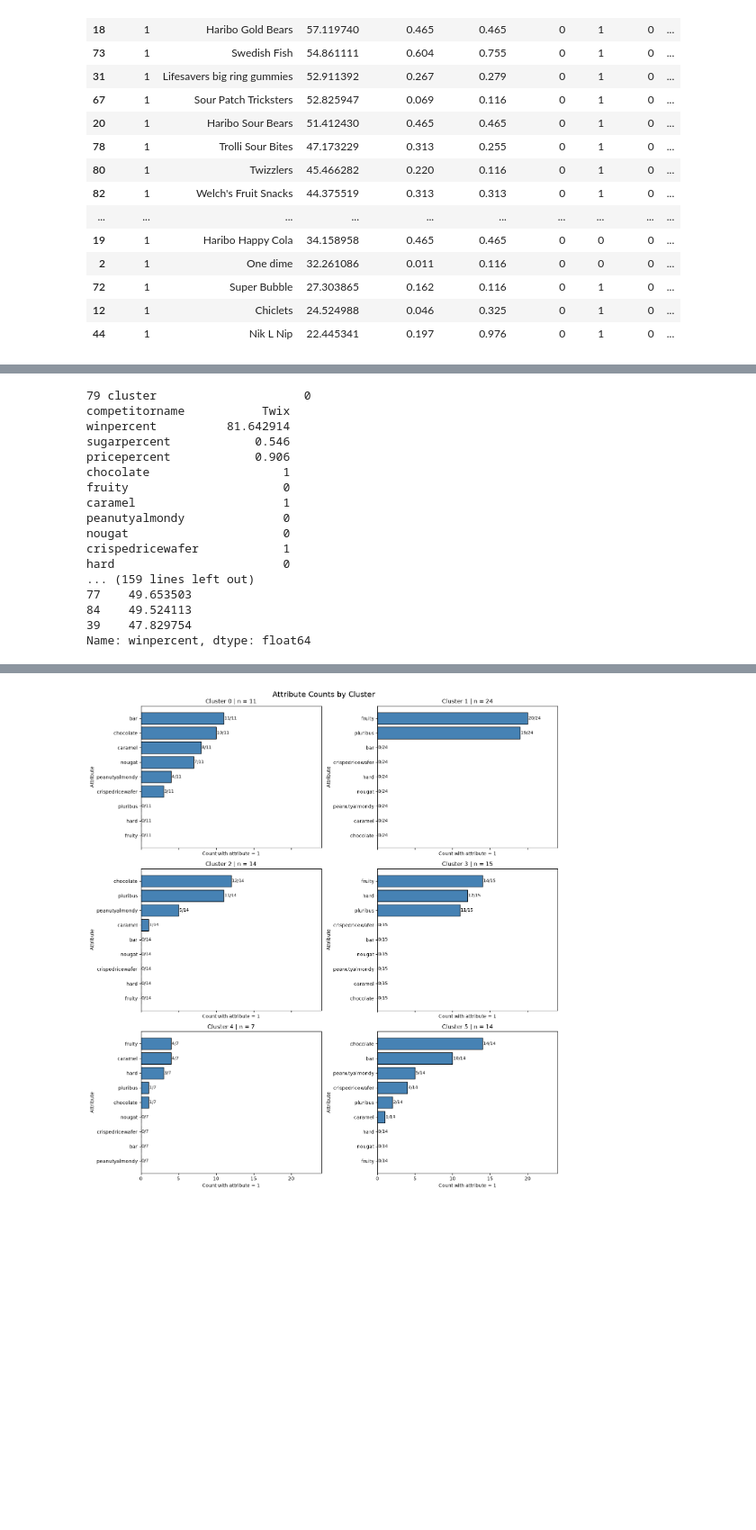
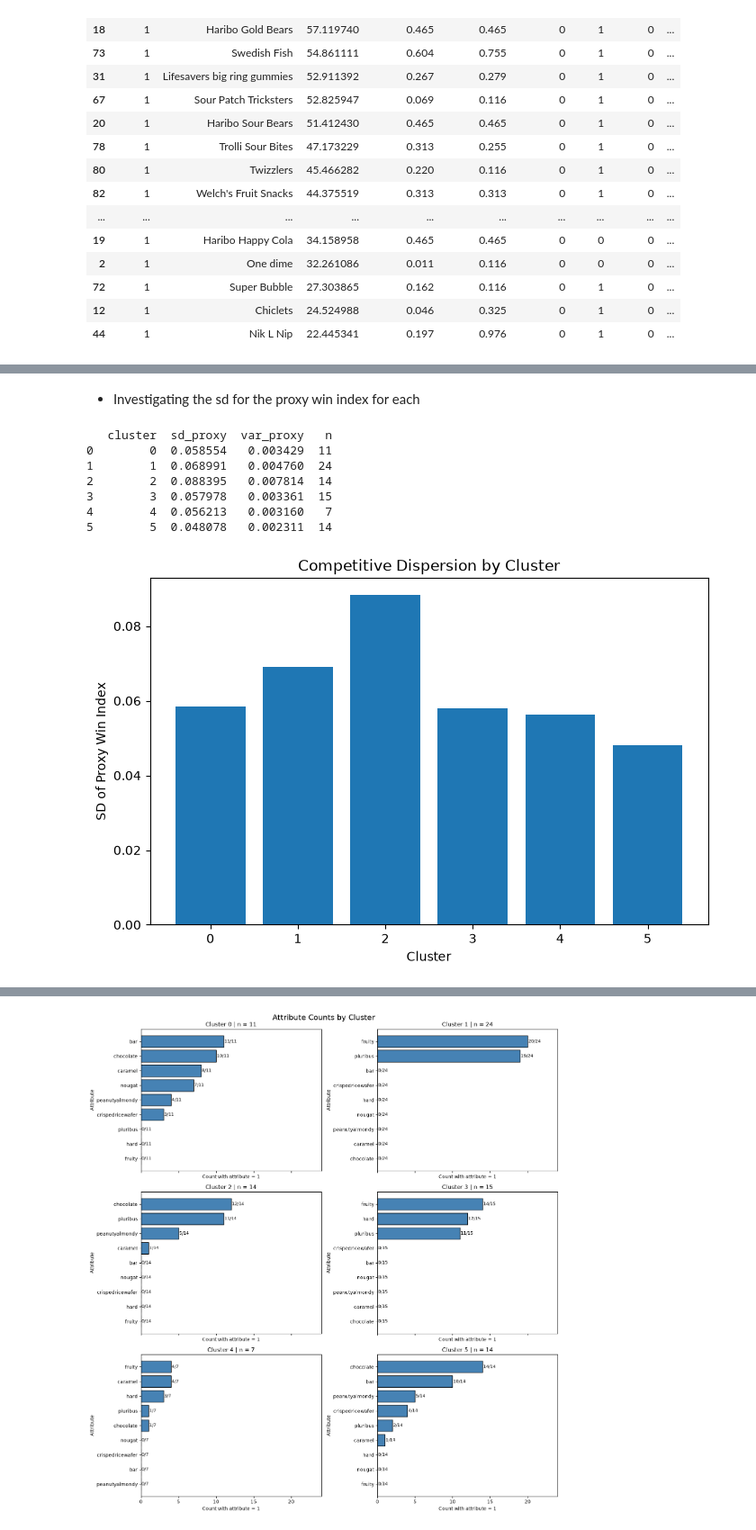
Before and after one commit to aggtamv/lidl, a Jupyter notebook: final.ipynb, the cells around one changed output, grey strips where cells are left out. Shown at 90% size. Cells and saved outputs as stored; diff of their text form; code cells hidden in the pictures; blank space fills up the shorter version.

```diff
--- a/final.ipynb
+++ b/final.ipynb
@@ -621,29 +641,43 @@ win_df
-# %%
-for cluster in cluster_samples['cluster'].unique():
-    temp_df = cluster_samples[cluster_samples['cluster']==cluster]
-    for i, row in temp_df.iterrows():
-        print(i, row)
-        candy_win_prob = row["winpercent"]
-        other_candies = temp_df[temp_df.index != i]["winpercent"]
-        win_prob_in_cluster = candy_win_prob / sum()
-        print(other_candies)
-        break
-        #win_prob_in_cluster = current_candy / temp_df.shape[0]
-# %% [output]
-79 cluster                     0
-competitorname           Twix
-winpercent          81.642914
-sugarpercent            0.546
-pricepercent            0.906
-chocolate                   1
-fruity                      0
-caramel                     1
-peanutyalmondy              0
-nougat                      0
-crispedricewafer            1
-hard                        0
-... (159 lines left out)
-77    49.653503
-84    49.524113
-39    47.829754
-Name: winpercent, dtype: float64
+# %% [markdown]
+- Investigating the sd for the proxy win index for each
+# %%
+#Bar plot of the proxy win index by cluster
+cluster_competitiveness = (
+    cluster_samples.groupby("cluster")["proxy_win_index"]
+      .agg(
+          sd_proxy="std",
+          var_proxy="var",
+          n="count"
+      )
+      .reset_index()
+)
+
+print(cluster_competitiveness)
+
+cluster_competitiveness = (
+    cluster_samples.groupby("cluster")["proxy_win_index"]
+      .std()
+      .reset_index(name="sd_proxy")
+)
+
+plt.figure(figsize=(8,5))
+
+plt.bar(
+    cluster_competitiveness["cluster"],
+    cluster_competitiveness["sd_proxy"]
+)
+
+plt.xlabel("Cluster")
+plt.ylabel("SD of Proxy Win Index")
+plt.title("Competitive Dispersion by Cluster")
+
+plt.show()
+# %% [output]
+   cluster  sd_proxy  var_proxy   n
+0        0  0.058554   0.003429  11
+1        1  0.068991   0.004760  24
+2        2  0.088395   0.007814  14
+3        3  0.057978   0.003361  15
+4        4  0.056213   0.003160   7
+5        5  0.048078   0.002311  14
+[figure, added]
```
Also changed, not shown: parts of 11 cells of this notebook.
